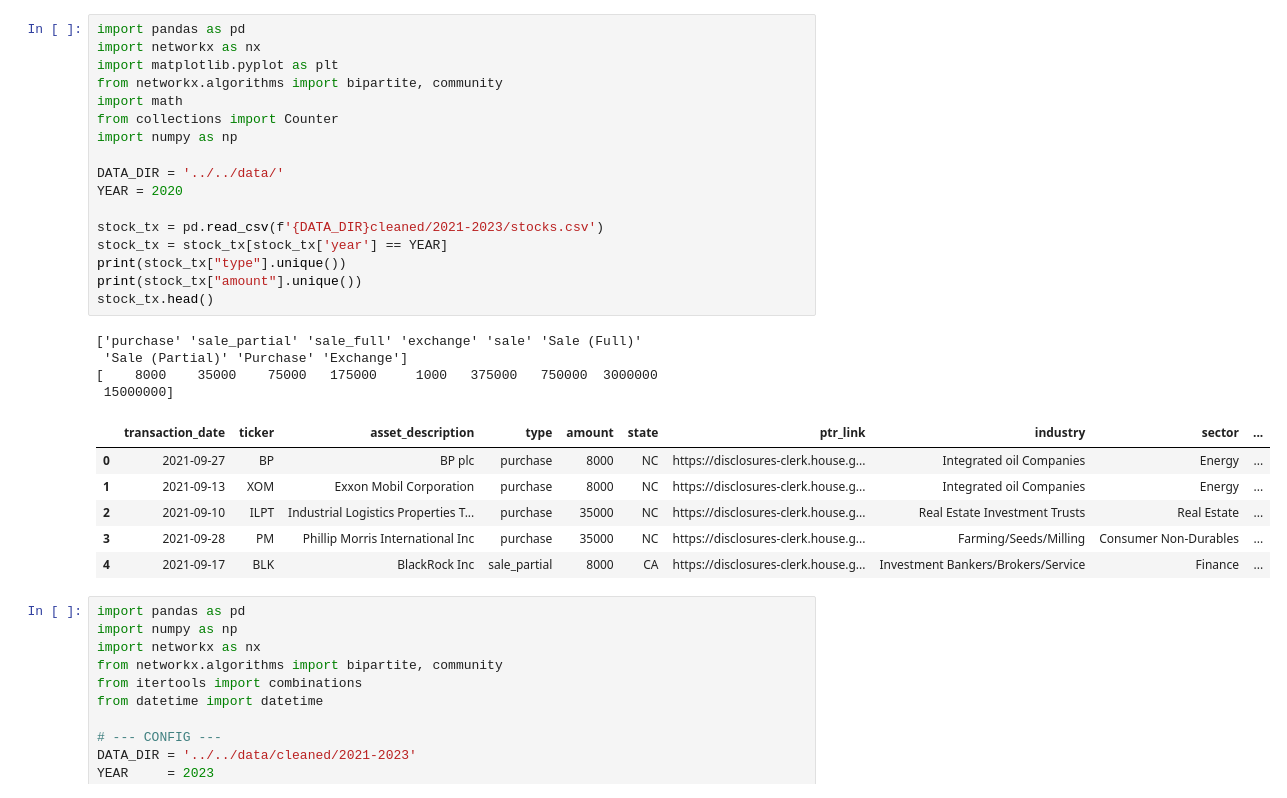
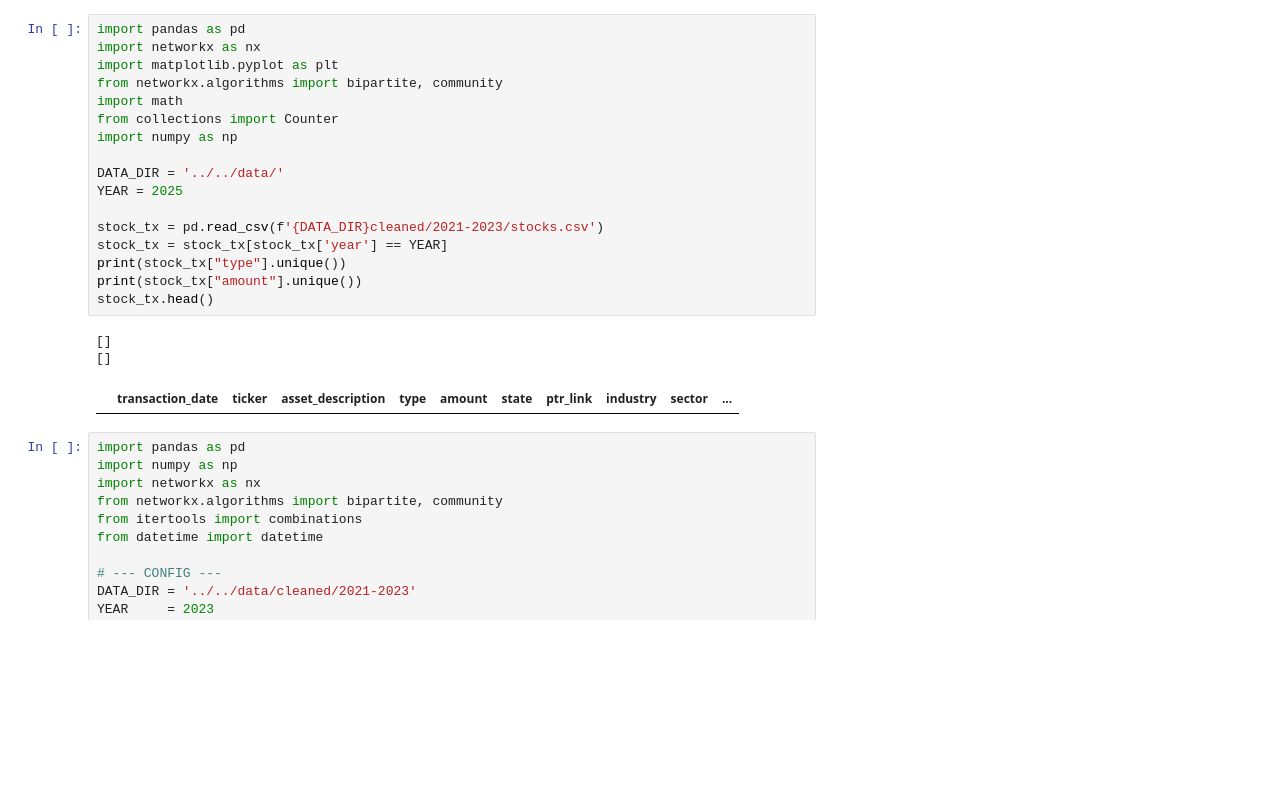
Before and after one commit to brvola/CongressTradeNet, a Jupyter notebook: analysis/stock-amount/analysis.ipynb, the cells around one changed output. Drawn from its saved outputs; the diff is of its cells as text; blank space fills up the shorter version.

```diff
--- a/analysis/stock-amount/analysis.ipynb
+++ b/analysis/stock-amount/analysis.ipynb
@@ -1,31 +1,24 @@
 # %%
 import pandas as pd
 import networkx as nx
 import matplotlib.pyplot as plt
 from networkx.algorithms import bipartite, community
 import math
 from collections import Counter
 import numpy as np
 
 DATA_DIR = '../../data/'
-YEAR = 2020
+YEAR = 2025
 
 stock_tx = pd.read_csv(f'{DATA_DIR}cleaned/2021-2023/stocks.csv')
 stock_tx = stock_tx[stock_tx['year'] == YEAR]
 print(stock_tx["type"].unique())
 print(stock_tx["amount"].unique())
 stock_tx.head()
 # %% [output]
-['purchase' 'sale_partial' 'sale_full' 'exchange' 'sale' 'Sale (Full)'
- 'Sale (Partial)' 'Purchase' 'Exchange']
-[    8000    35000    75000   175000     1000   375000   750000  3000000
- 15000000]
+[]
+[]
 |  | transaction_date | ticker | asset_description | type | amount | state | ptr_link | industry | sector | ... |
-| 0 | 2021-09-27 | BP | BP plc | purchase | 8000 | NC | https://disclosures-clerk.house.g... | Integrated oil Companies | Energy | ... |
-| 1 | 2021-09-13 | XOM | Exxon Mobil Corporation | purchase | 8000 | NC | https://disclosures-clerk.house.g... | Integrated oil Companies | Energy | ... |
-| 2 | 2021-09-10 | ILPT | Industrial Logistics Properties T... | purchase | 35000 | NC | https://disclosures-clerk.house.g... | Real Estate Investment Trusts | Real Estate | ... |
-| 3 | 2021-09-28 | PM | Phillip Morris International Inc | purchase | 35000 | NC | https://disclosures-clerk.house.g... | Farming/Seeds/Milling | Consumer Non-Durables | ... |
-| 4 | 2021-09-17 | BLK | BlackRock Inc | sale_partial | 8000 | CA | https://disclosures-clerk.house.g... | Investment Bankers/Brokers/Service | Finance | ... |
 # %%
 import pandas as pd
 import numpy as np
```
Also changed, not shown: parts of 1 cell of this notebook, 15 other files.
